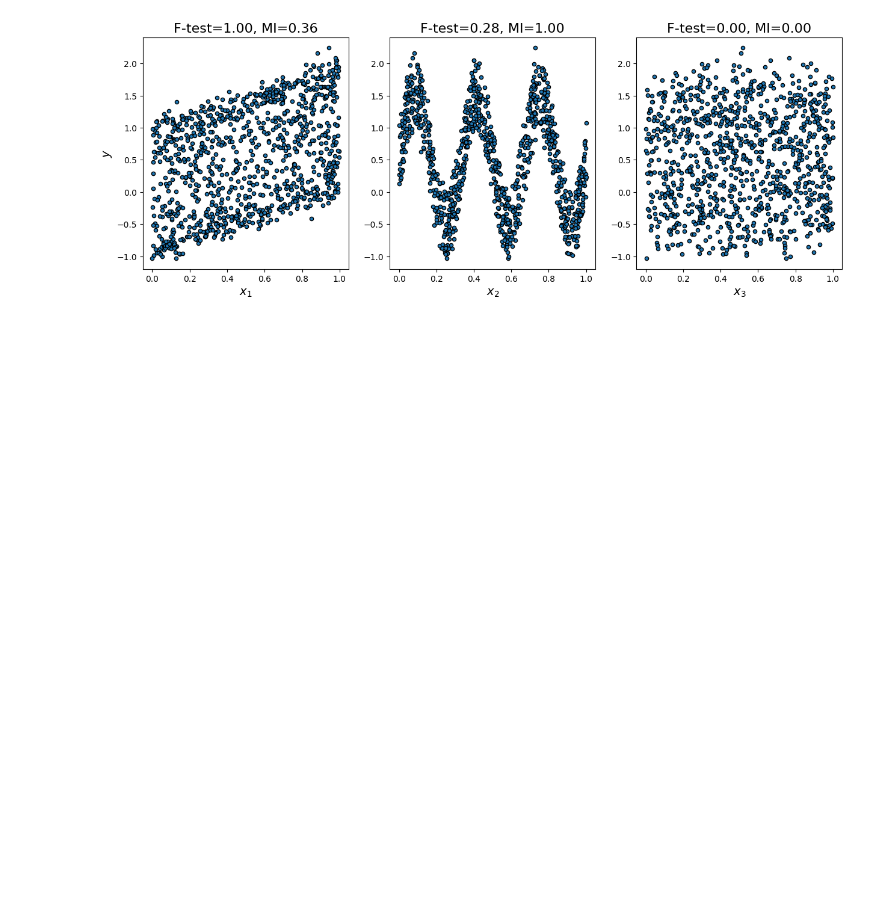
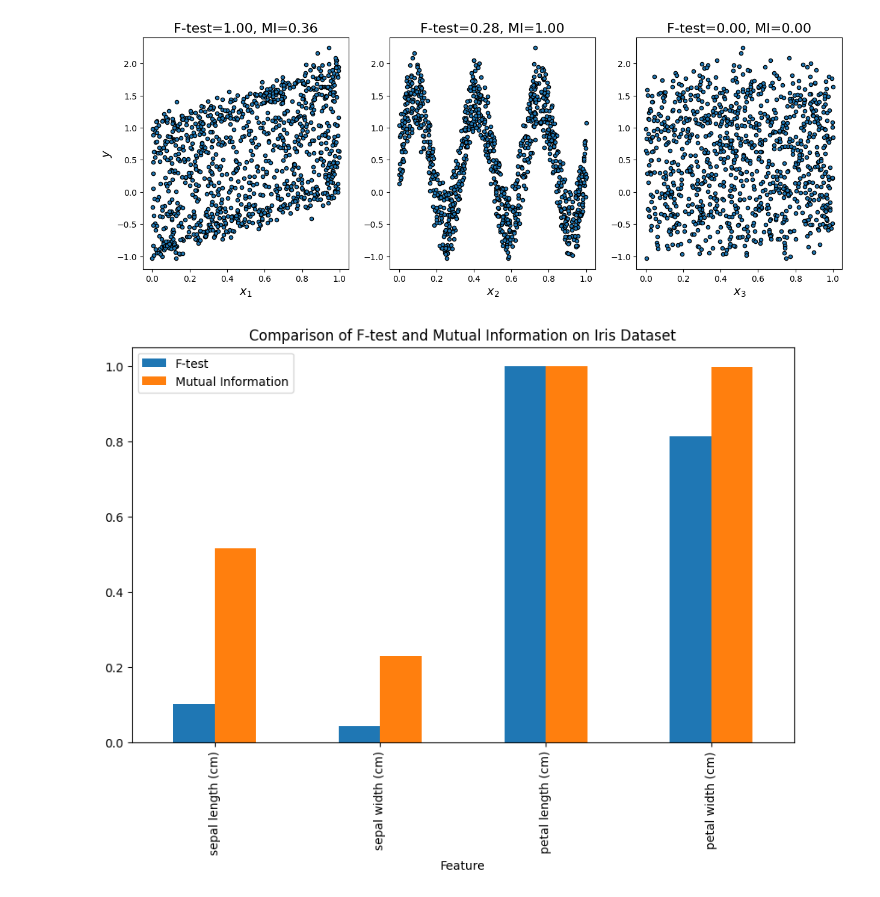
Before and after one commit to Jmuhleman/pw_PCD_24, a Jupyter notebook: presentation/plot_f_test_vs_mi.ipynb, the cells around one changed output. Drawn from its saved outputs; the diff is of its cells as text; code cells hidden in the pictures; blank space fills up the shorter version.

```diff
--- a/presentation/plot_f_test_vs_mi.ipynb
+++ b/presentation/plot_f_test_vs_mi.ipynb
@@ -46,3 +57,28 @@ for i in range(3):
 plt.show()
 # %% [output]
 [figure]
+# %%
+import numpy as np
+import pandas as pd
+import seaborn as sns
+import matplotlib.pyplot as plt
+from sklearn.datasets import load_iris
+from sklearn.feature_selection import f_classif, mutual_info_classif
+
+data = load_iris()
+X = data.data
+y = data.target
+
+f_values, a = f_classif(X, y)
+mi_values = mutual_info_classif(X, y)
+
+f_values /= np.max(f_values)
+mi_values /= np.max(mi_values)
+
+df = pd.DataFrame({'Feature': data.feature_names,'F-test': f_values,'Mutual Information': mi_values})
+
+df.plot(x='Feature', y=['F-test', 'Mutual Information'], kind='bar', figsize=(10, 6))
+plt.title('Comparison of F-test and Mutual Information on Iris Dataset')
+plt.show()
+# %% [output]
+[figure, added]
```
Also changed, not shown: parts of 7 cells of this notebook.
